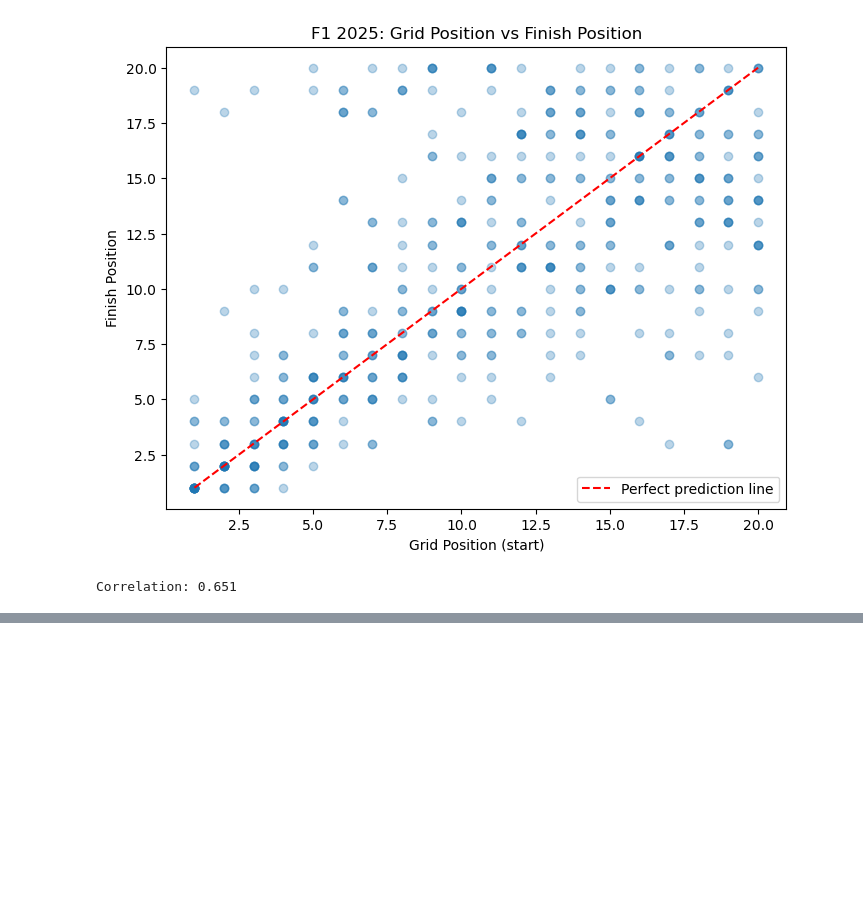
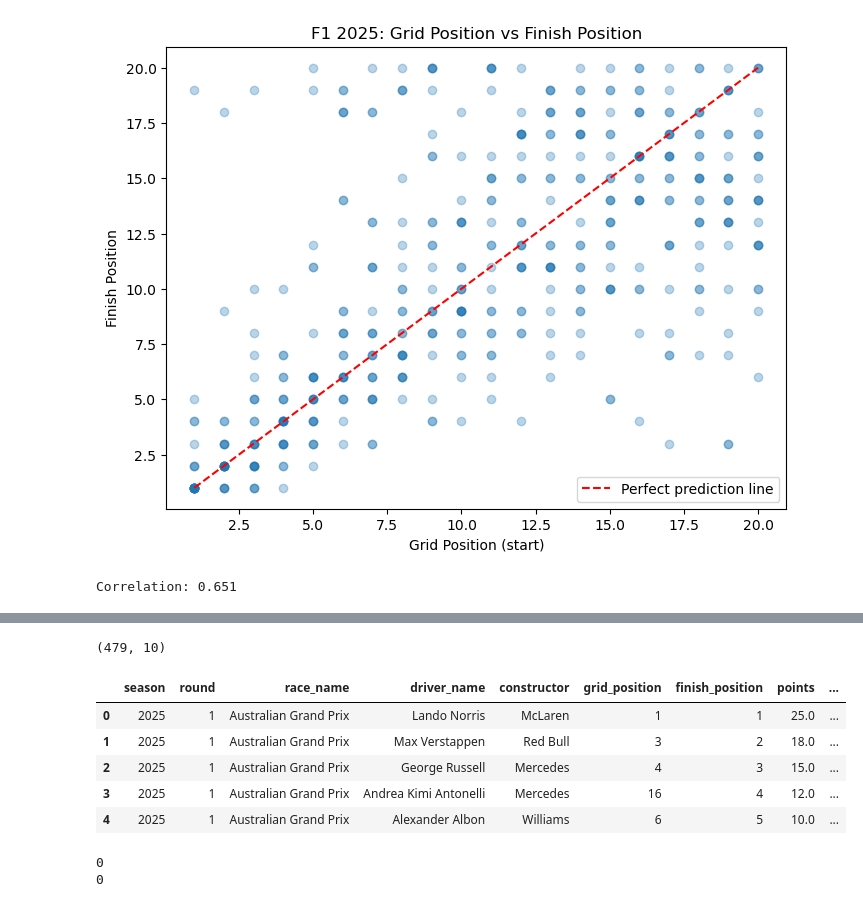
Before and after one commit to 0786yk-tech/f1-race-predictor, a Jupyter notebook: notebooks/01_data_extraction.ipynb, the cells around one changed output, grey strips where cells are left out. Saved outputs shown, nothing was run; the diff lists cells and outputs as text; code cells hidden in the pictures; blank space fills up the shorter version.

```diff
--- a/notebooks/01_data_extraction.ipynb
+++ b/notebooks/01_data_extraction.ipynb
@@ -244,0 +251,4 @@ Correlation: 0.651
+# %%
+import pandas as pd
+season_df = pd.read_csv('../data/f1_2025_results.csv')
+print(season_df.shape)
@@ -244,0 +288,3 @@ Correlation: 0.651
+# %%
+drivers_lookup = pd.read_sql('SELECT driver_id, driver_name FROM drivers', con=engine)
+drivers_lookup.head()
@@ -244,0 +311,6 @@ Correlation: 0.651
+# %%
+races_df.to_sql('races', con=engine, if_exists='append', index=False)
+
+races_lookup = pd.read_sql('SELECT race_id, season, round, circuit_name FROM races', con=engine)
+print(f"Races in database: {len(races_lookup)}")
+races_lookup.head()
@@ -244,0 +325,25 @@ Correlation: 0.651
+# %%
+results_df = season_df.merge(drivers_lookup, on='driver_name', how='left')
+
+results_df = results_df.merge(
+    races_lookup[['race_id', 'season', 'round']],
+    on=['season', 'round'],
+    how='left'
+)
+
+print(results_df.shape)
+results_df.head()
+# %% [output]
+(479, 10)
+|  | season | round | race_name | driver_name | constructor | grid_position | finish_position | points | ... |
+| 0 | 2025 | 1 | Australian Grand Prix | Lando Norris | McLaren | 1 | 1 | 25.0 | ... |
+| 1 | 2025 | 1 | Australian Grand Prix | Max Verstappen | Red Bull | 3 | 2 | 18.0 | ... |
+| 2 | 2025 | 1 | Australian Grand Prix | George Russell | Mercedes | 4 | 3 | 15.0 | ... |
+| 3 | 2025 | 1 | Australian Grand Prix | Andrea Kimi Antonelli | Mercedes | 16 | 4 | 12.0 | ... |
+| 4 | 2025 | 1 | Australian Grand Prix | Alexander Albon | Williams | 6 | 5 | 10.0 | ... |
+# %%
+print(results_df['driver_id'].isnull().sum())
+print(results_df['race_id'].isnull().sum())
+# %% [output]
+0
+0
```
Also changed, not shown: parts of 14 cells of this notebook, 3 other files.
